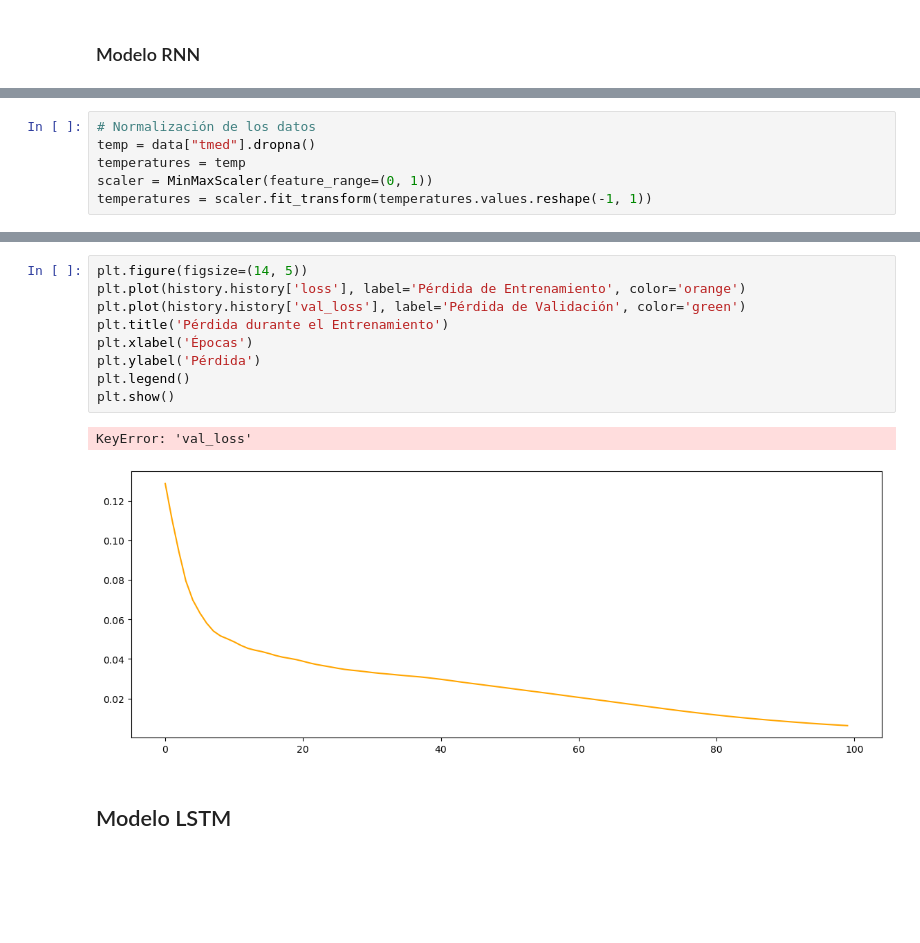
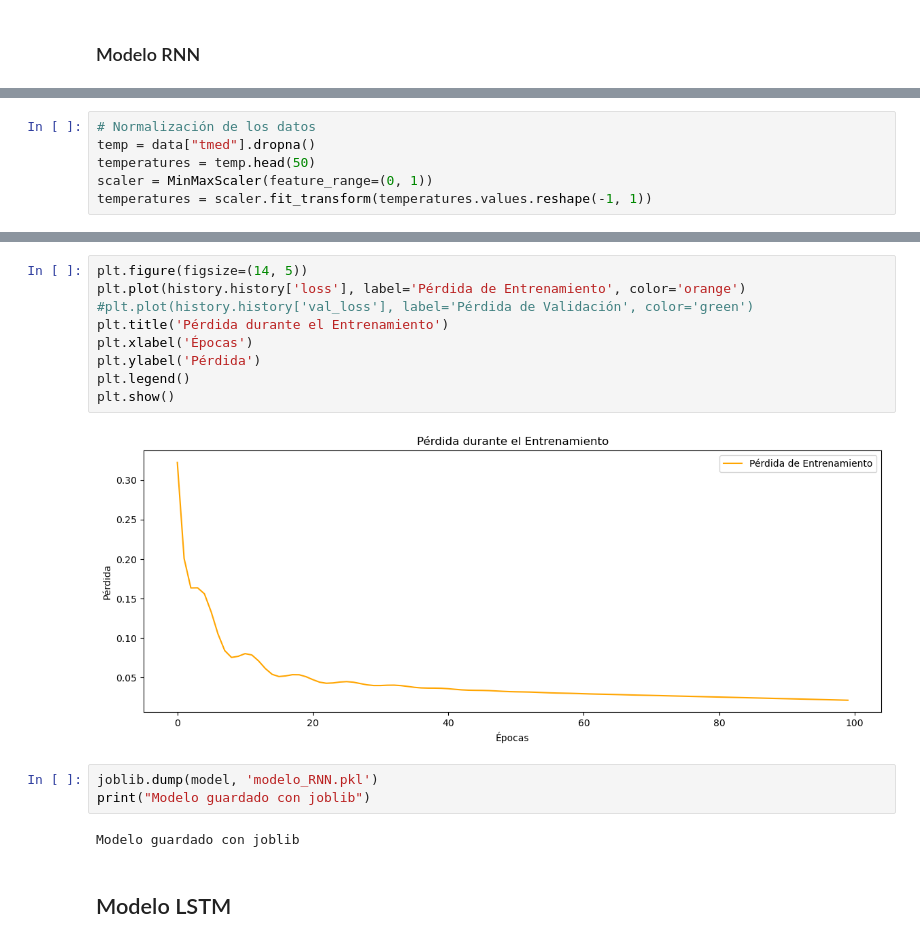
Before and after one commit to ppswns1988/pfbaemet, a Jupyter notebook: Modelo Deep Learning.ipynb, the cells around one changed output, grey strips where cells are left out. Cells and saved outputs as stored; diff of their text form; blank space fills up the shorter version.

```diff
--- a/Modelo Deep Learning.ipynb
+++ b/Modelo Deep Learning.ipynb
@@ -60,7 +61,7 @@ data
 # %%
 # Normalización de los datos
 temp = data["tmed"].dropna()
-temperatures = temp
+temperatures = temp.head(50)
 scaler = MinMaxScaler(feature_range=(0, 1))
 temperatures = scaler.fit_transform(temperatures.values.reshape(-1, 1))
 # %%
@@ -133,15 +134,19 @@ Mean Squared Error: 180.02474345697354
 # %%
 plt.figure(figsize=(14, 5))
 plt.plot(history.history['loss'], label='Pérdida de Entrenamiento', color='orange')
-plt.plot(history.history['val_loss'], label='Pérdida de Validación', color='green')
+#plt.plot(history.history['val_loss'], label='Pérdida de Validación', color='green')
 plt.title('Pérdida durante el Entrenamiento')
 plt.xlabel('Épocas')
 plt.ylabel('Pérdida')
 plt.legend()
 plt.show()
 # %% [output]
-KeyError: 'val_loss'
-[figure, old version]
+[figure, new version]
+# %%
+joblib.dump(model, 'modelo_RNN.pkl')
+print("Modelo guardado con joblib")
+# %% [output]
+Modelo guardado con joblib
 # %% [markdown]
 ## Modelo LSTM
 # %%
```
Also changed, not shown: parts of 6 cells of this notebook, 2 other files.
